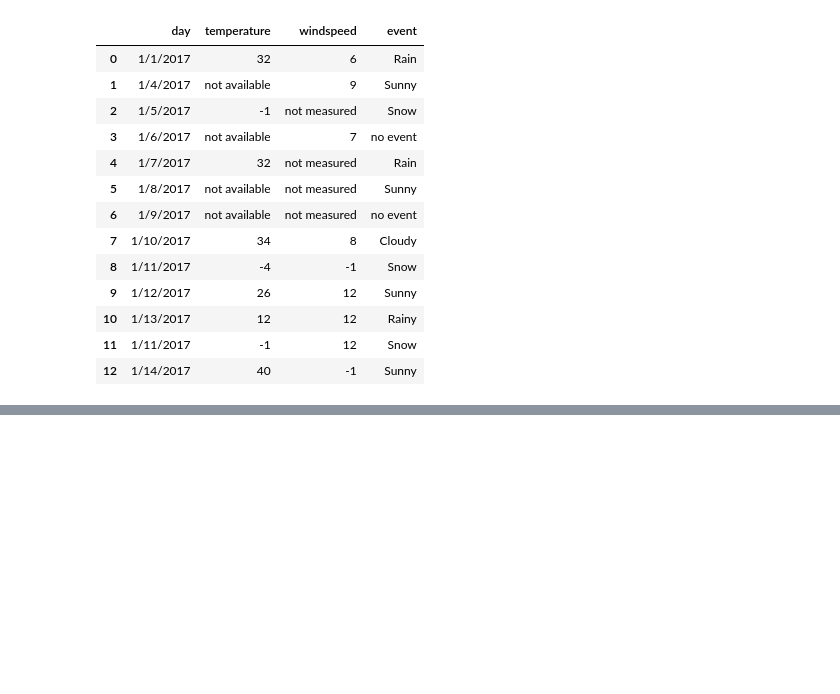
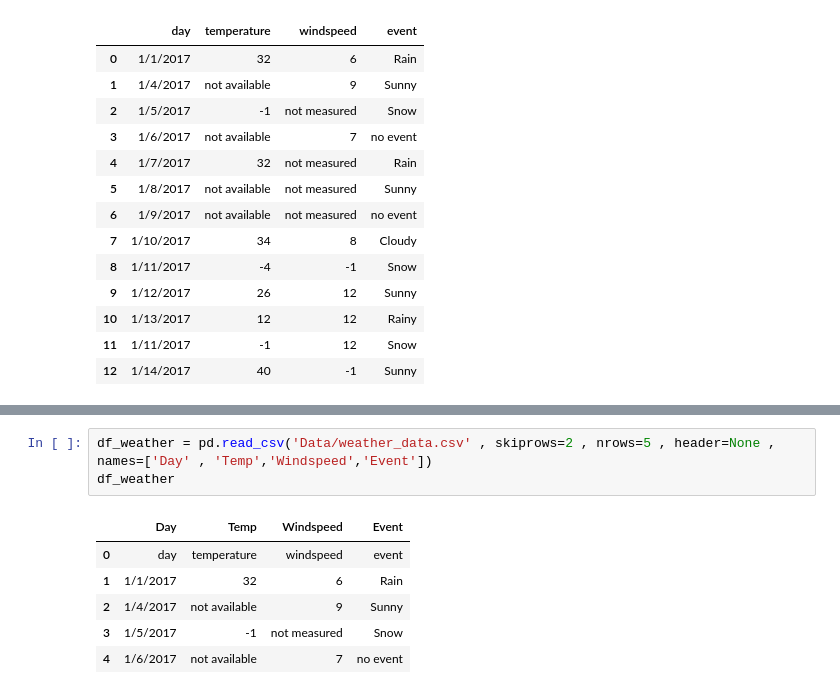
Before and after one commit to Sandip-3/DATA_ML, a Jupyter notebook: Week_Five/Pandas/pnadas_second.ipynb, the cells around one changed output, grey strips where cells are left out. Saved outputs shown, nothing was run; the diff lists cells and outputs as text; blank space fills up the shorter version.

```diff
--- a/Week_Five/Pandas/pnadas_second.ipynb
+++ b/Week_Five/Pandas/pnadas_second.ipynb
@@ -205,0 +245,10 @@ df_weather
+# %%
+df_weather = pd.read_csv('Data/weather_data.csv' , skiprows=2 , nrows=5 , header=None , names=['Day' , 'Temp','Windspeed','Event'])
+df_weather
+# %% [output]
+|  | Day | Temp | Windspeed | Event |
+| 0 | day | temperature | windspeed | event |
+| 1 | 1/1/2017 | 32 | 6 | Rain |
+| 2 | 1/4/2017 | not available | 9 | Sunny |
+| 3 | 1/5/2017 | -1 | not measured | Snow |
+| 4 | 1/6/2017 | not available | 7 | no event |
```
Also changed, not shown: parts of 8 cells of this notebook, 5 other files.
